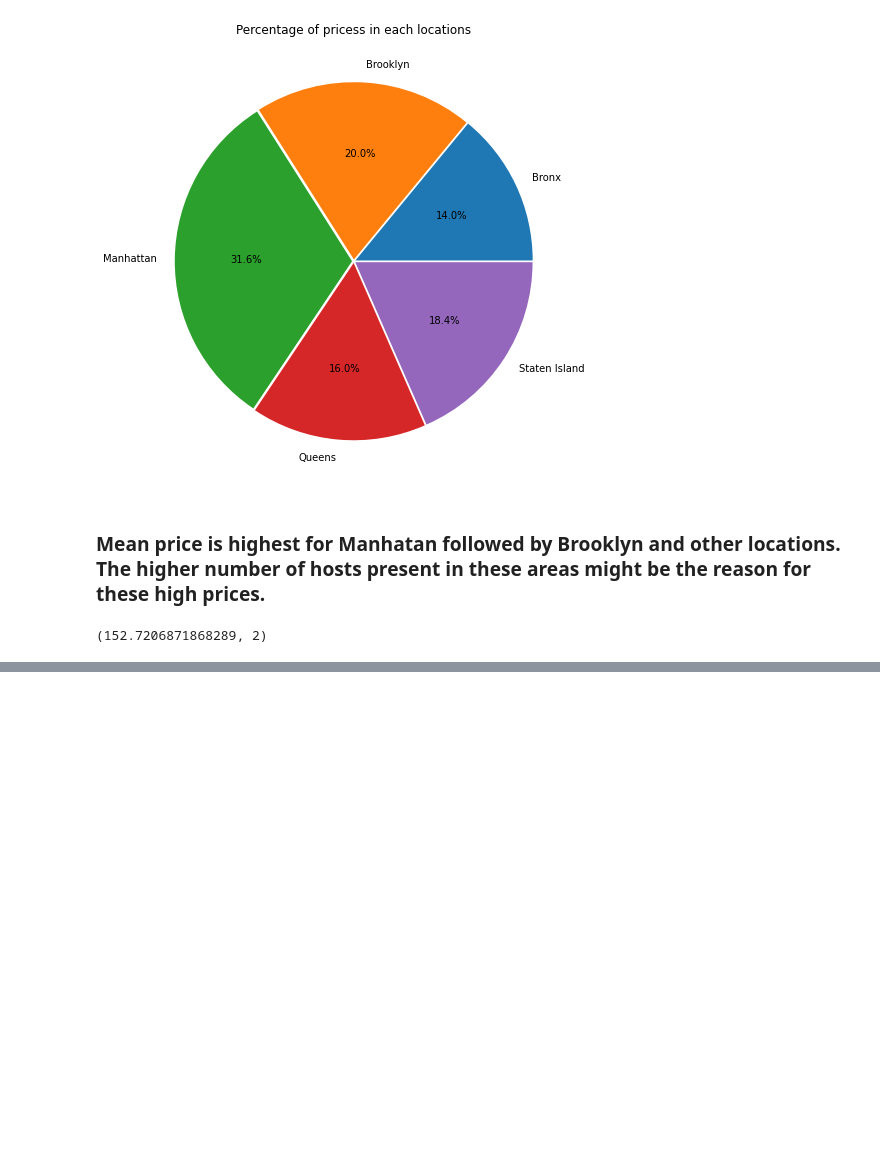
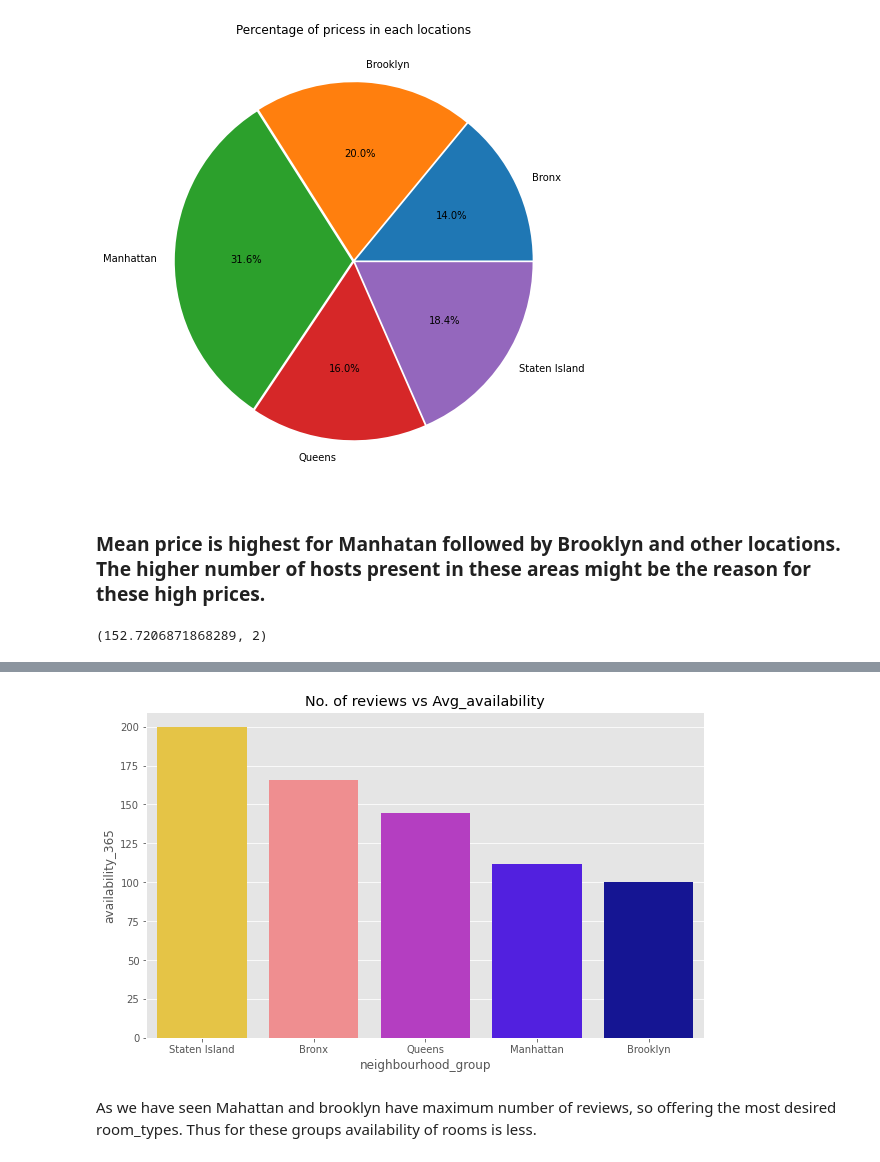
Before and after one commit to Deepakkarki24/Airbnb-Booking-Analysis, a Jupyter notebook: Deepak_Karki_Capstone_Project.ipynb, the cells around one changed output, grey strips where cells are left out. Drawn from its saved outputs; the diff is of its cells as text; code cells hidden in the pictures; blank space fills up the shorter version.

```diff
--- a/Deepak_Karki_Capstone_Project.ipynb
+++ b/Deepak_Karki_Capstone_Project.ipynb
@@ -464,0 +522,5 @@ print(avg_price)
+# %%
+#Busiest hosts would be those who have maximum availability_365 as people are booking frequently at those hosts.
+busiest_hosts_by_availability = airbnb_data.groupby(['neighbourhood_group'])['availability_365'].mean().reset_index()
+busiest_hosts_by_availability = busiest_hosts_by_availability.sort_values(by='availability_365', ascending=False)
+busiest_hosts_by_availability
@@ -464,0 +534,10 @@ print(avg_price)
+# %%
+# Create a plot to view the results.
+fig = plt.figure(figsize=(10,6))
+plt.title('No. of reviews vs Avg_availability')
+sns.barplot(data=busiest_hosts_by_availability, x='neighbourhood_group', y='availability_365', palette='gnuplot2_r')
+plt.show()
+# %% [output]
+[figure, added]
+# %% [markdown]
+As we have seen Mahattan and brooklyn have maximum number of reviews, so offering the most desired room_types. Thus for these groups availability of rooms is less.
```
Also changed, not shown: parts of 13 cells of this notebook.
